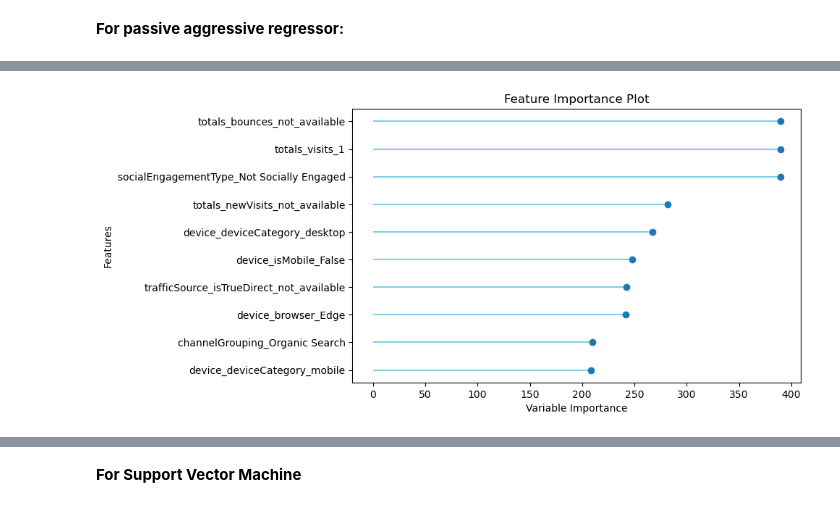
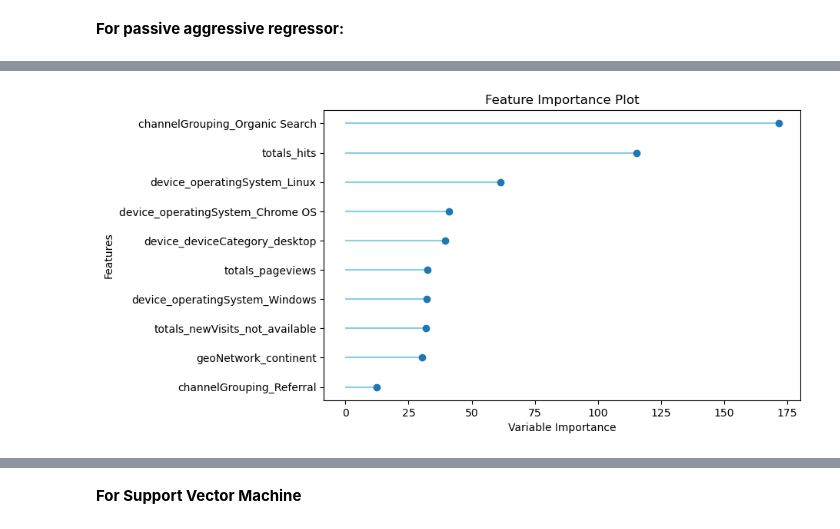
Before and after one commit to h577870/DAT158_ML2, a Jupyter notebook: Customer-revenue-prediction.ipynb, the cells around one changed output, grey strips where cells are left out. Cells and saved outputs as stored; diff of their text form; code cells hidden in the pictures.

```diff
--- a/Customer-revenue-prediction.ipynb
+++ b/Customer-revenue-prediction.ipynb
@@ -395,0 +382,2 @@ model_pareg = create_model('par')
+# %%
+model_lasso = create_model('lasso')
@@ -396,4 +398,4 @@ model_pareg = create_model('par')
 # %%
-plot_model(model_pareg, plot='feature')
+plot_model(model_lasso, plot='feature')
 # %% [output]
-[figure, old version]
+[figure, new version]
```
Also changed, not shown: parts of 20 cells of this notebook, 2 other files.
